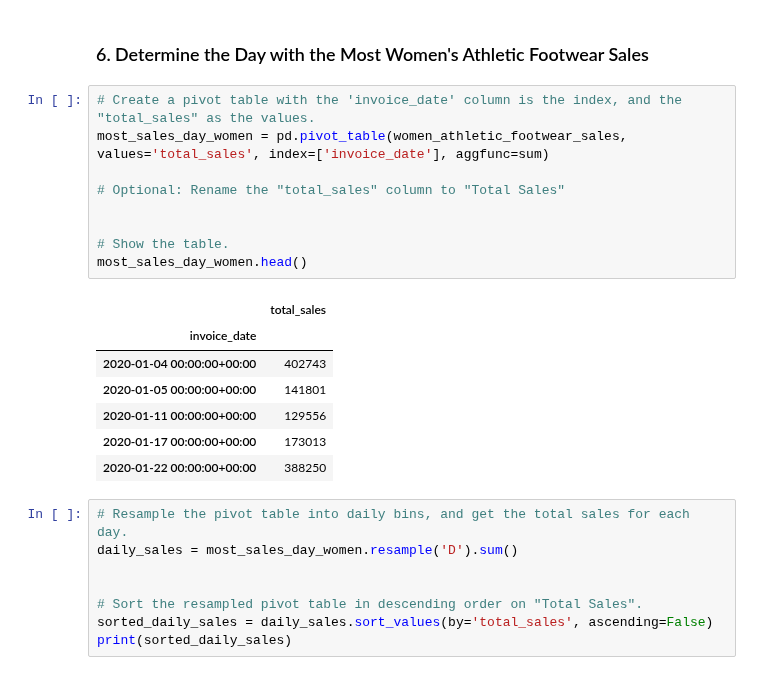
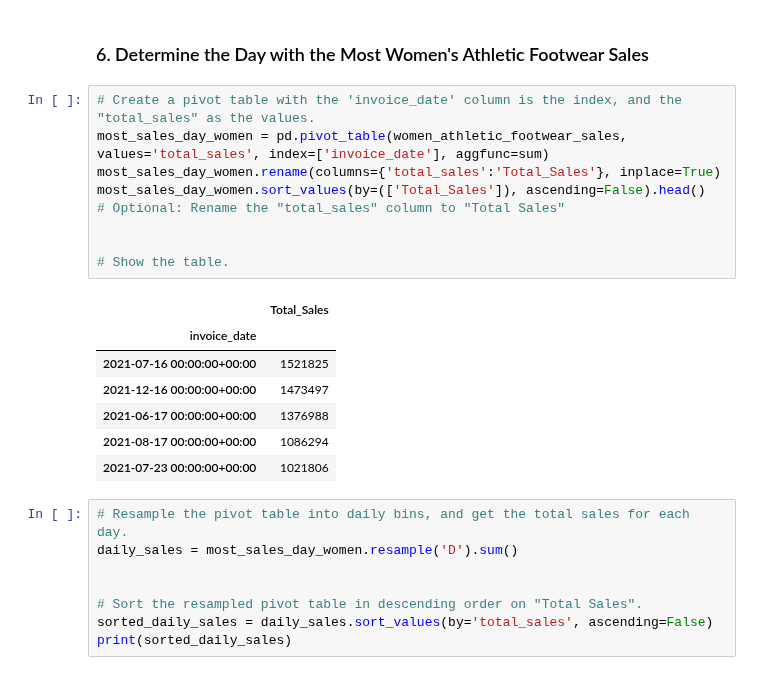
Before and after one commit to BriCodes23/athletic_sales_analysis, a Jupyter notebook: Starter_Code/athletic_sales_analysis.ipynb, the cells around one changed output. Saved outputs shown, nothing was run; the diff lists cells and outputs as text.

```diff
--- a/Starter_Code/athletic_sales_analysis.ipynb
+++ b/Starter_Code/athletic_sales_analysis.ipynb
@@ -318,20 +300,20 @@ womens_athletic_footwear_table.head()
 # %%
 # Create a pivot table with the 'invoice_date' column is the index, and the "total_sales" as the values.
 most_sales_day_women = pd.pivot_table(women_athletic_footwear_sales, values='total_sales', index=['invoice_date'], aggfunc=sum)
-
+most_sales_day_women.rename(columns={'total_sales':'Total_Sales'}, inplace=True)
+most_sales_day_women.sort_values(by=(['Total_Sales']), ascending=False).head()
 # Optional: Rename the "total_sales" column to "Total Sales"
 
 
 # Show the table.
-most_sales_day_women.head()
 # %% [output]
-|  | total_sales |
+|  | Total_Sales |
 | invoice_date |  |
-| 2020-01-04 00:00:00+00:00 | 402743 |
-| 2020-01-05 00:00:00+00:00 | 141801 |
-| 2020-01-11 00:00:00+00:00 | 129556 |
-| 2020-01-17 00:00:00+00:00 | 173013 |
-| 2020-01-22 00:00:00+00:00 | 388250 |
+| 2021-07-16 00:00:00+00:00 | 1521825 |
+| 2021-12-16 00:00:00+00:00 | 1473497 |
+| 2021-06-17 00:00:00+00:00 | 1376988 |
+| 2021-08-17 00:00:00+00:00 | 1086294 |
+| 2021-07-23 00:00:00+00:00 | 1021806 |
 # %%
 # Resample the pivot table into daily bins, and get the total sales for each day.
 daily_sales = most_sales_day_women.resample('D').sum()
```
Also changed, not shown: parts of 10 cells of this notebook.
